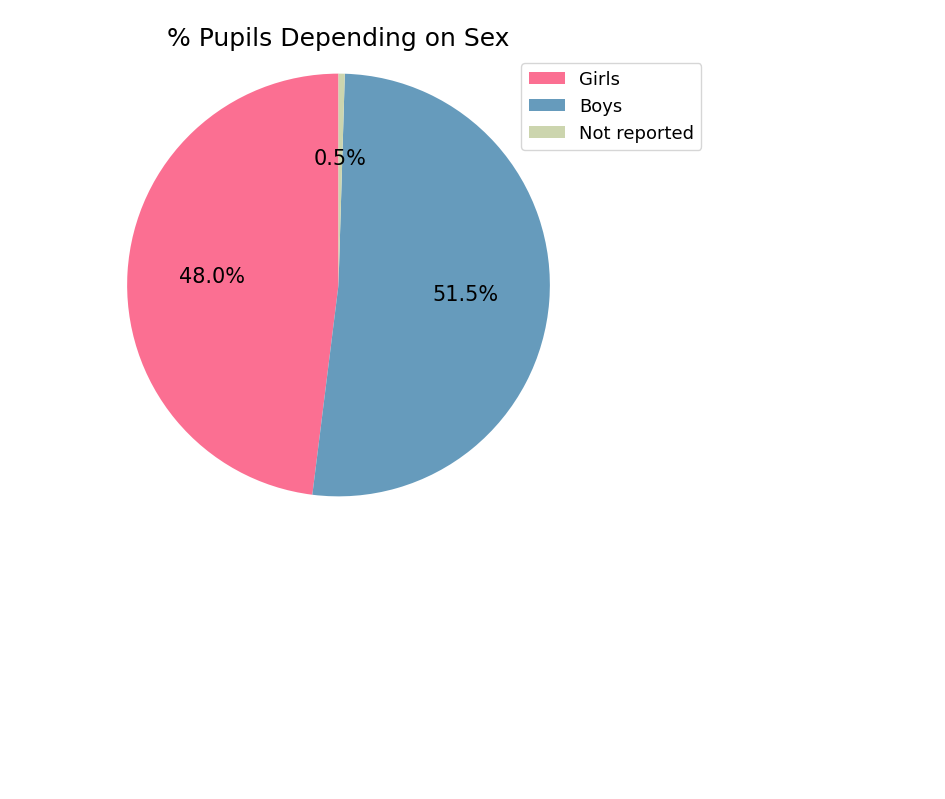
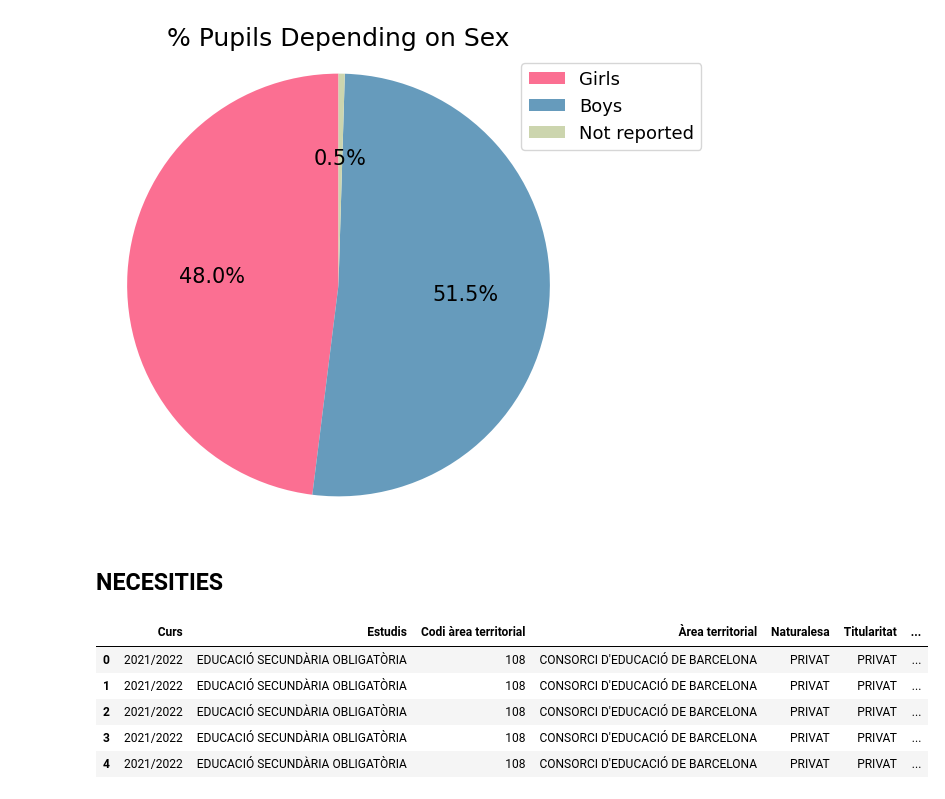
Before and after one commit to annaszymanskicortes/truco-o-dato, a Jupyter notebook: notebook_julia.ipynb, the cells around one changed output. Drawn from its saved outputs; the diff is of its cells as text; code cells hidden in the pictures; blank space fills up the shorter version.

```diff
--- a/notebook_julia.ipynb
+++ b/notebook_julia.ipynb
@@ -151,3 +151,15 @@ plt.axis('equal')
 plt.show()
 # %% [output]
 [figure]
+# %% [markdown]
+## NECESITIES
+# %%
+df_alumnes_necessities = pd.read_csv('data_Julia/special_necesities_21_22.csv',delimiter =";")
+df_alumnes_necessities.head()
+# %% [output]
+|  | Curs | Estudis | Codi àrea territorial | Àrea territorial | Naturalesa | Titularitat | ... |
+| 0 | 2021/2022 | EDUCACIÓ SECUNDÀRIA OBLIGATÒRIA | 108 | CONSORCI D'EDUCACIÓ DE BARCELONA | PRIVAT | PRIVAT | ... |
+| 1 | 2021/2022 | EDUCACIÓ SECUNDÀRIA OBLIGATÒRIA | 108 | CONSORCI D'EDUCACIÓ DE BARCELONA | PRIVAT | PRIVAT | ... |
+| 2 | 2021/2022 | EDUCACIÓ SECUNDÀRIA OBLIGATÒRIA | 108 | CONSORCI D'EDUCACIÓ DE BARCELONA | PRIVAT | PRIVAT | ... |
+| 3 | 2021/2022 | EDUCACIÓ SECUNDÀRIA OBLIGATÒRIA | 108 | CONSORCI D'EDUCACIÓ DE BARCELONA | PRIVAT | PRIVAT | ... |
+| 4 | 2021/2022 | EDUCACIÓ SECUNDÀRIA OBLIGATÒRIA | 108 | CONSORCI D'EDUCACIÓ DE BARCELONA | PRIVAT | PRIVAT | ... |
```
Also changed, not shown: parts of 4 cells of this notebook.
